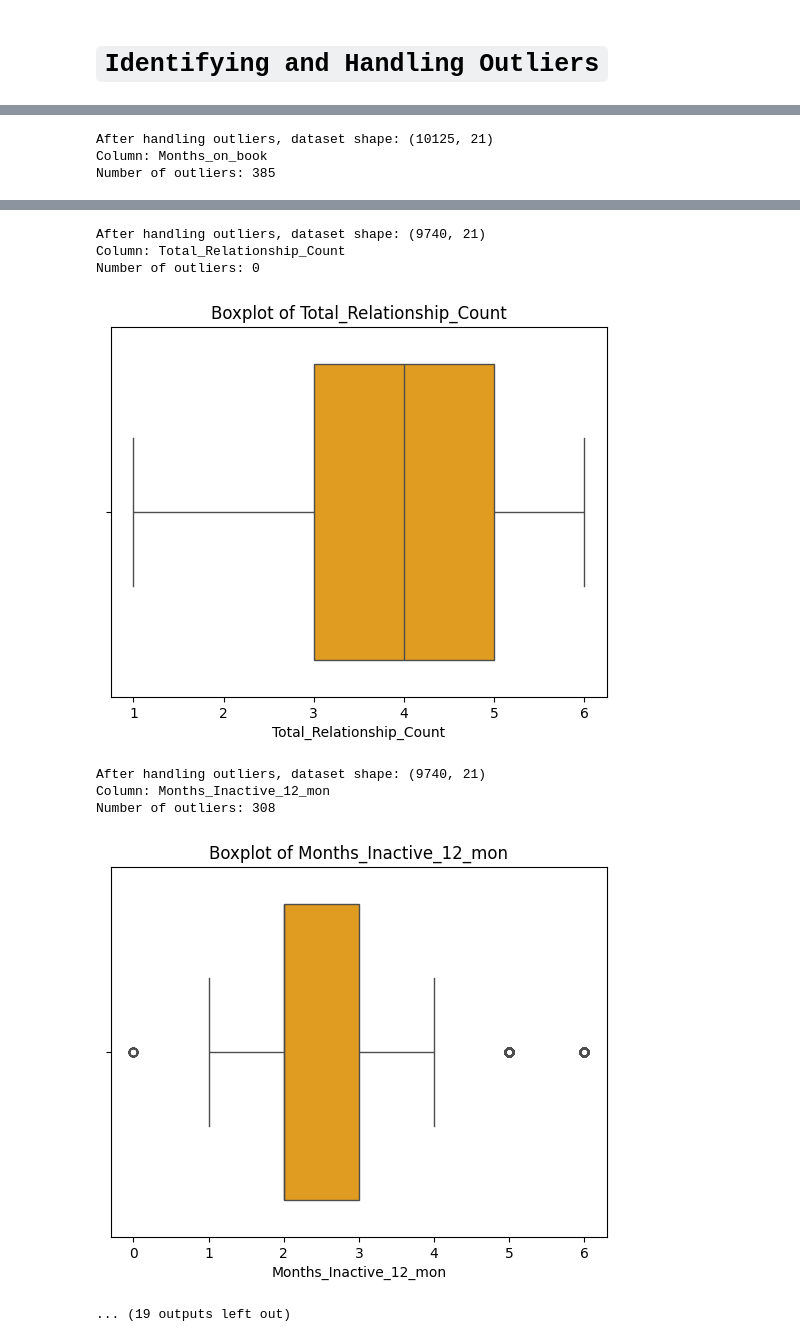
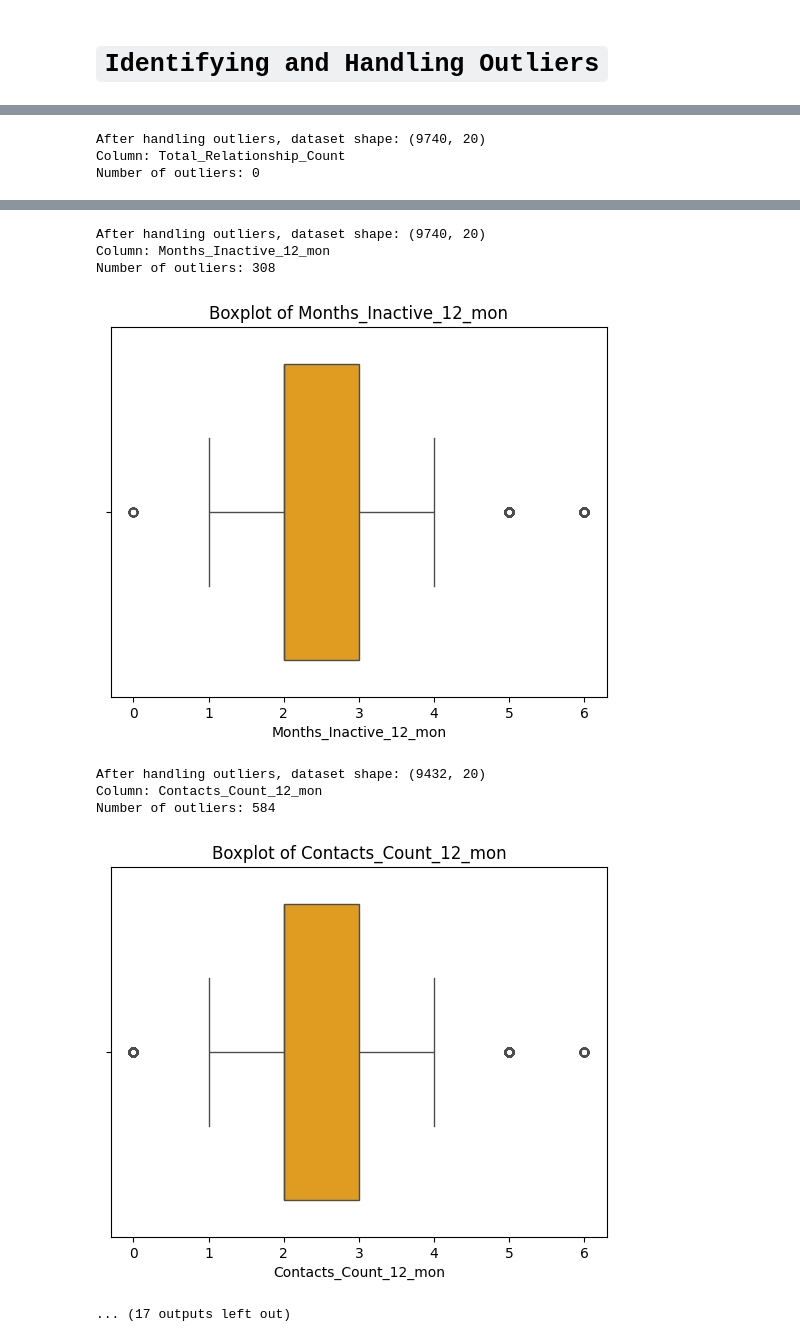
Before and after one commit to prashantpq/Data-Science-Internship, a Jupyter notebook: Week_3/Customer_Segmentation/main.ipynb, the cells around one changed output, grey strips where cells are left out. Saved outputs shown, nothing was run; the diff lists cells and outputs as text; code cells hidden in the pictures.

```diff
--- a/Week_3/Customer_Segmentation/main.ipynb
+++ b/Week_3/Customer_Segmentation/main.ipynb
@@ -201,7 +201,7 @@ df.head(10)
 | 9 | 719661558 | Existing Customer | 48 | M | 2 | Graduate | Single | ... |
 10 rows × 23 columns
 # %%
-df = df.drop(['Naive_Bayes_Classifier_Attrition_Flag_Card_Category_Contacts_Count_12_mon_Dependent_count_Education_Level_Months_Inactive_12_mon_1','Naive_Bayes_Classifier_Attrition_Flag_Card_Category_Contacts_Count_12_mon_Dependent_count_Education_Level_Months_Inactive_12_mon_2'], axis=1)
+df = df.drop(['Naive_Bayes_Classifier_Attrition_Flag_Card_Category_Contacts_Count_12_mon_Dependent_count_Education_Level_Months_Inactive_12_mon_1','Naive_Bayes_Classifier_Attrition_Flag_Card_Category_Contacts_Count_12_mon_Dependent_count_Education_Level_Months_Inactive_12_mon_2', 'CLIENTNUM'], axis=1)
 # %% [markdown]
 `There was no use of these columns for customer segmentation so we have dropped it`
 # %%
@@ -492,7 +491,7 @@ memory usage: 1.6+ MB
 # `Identifying and Handling Outliers`
 # %%
 # List of numerical columns
-numerical_columns = ['CLIENTNUM', 'Customer_Age', 'Dependent_count', 'Months_on_book', 'Total_Relationship_Count', 'Months_Inactive_12_mon', 'Contacts_Count_12_mon', 'Credit_Limit', 'Total_Revolving_Bal', 'Avg_Open_To_Buy', 'Total_Amt_Chng_Q4_Q1', 'Total_Trans_Amt', 'Total_Trans_Ct', 'Total_Ct_Chng_Q4_Q1', 'Avg_Utilization_Ratio']
+numerical_columns = ['Customer_Age', 'Dependent_count', 'Months_on_book', 'Total_Relationship_Count', 'Months_Inactive_12_mon', 'Contacts_Count_12_mon', 'Credit_Limit', 'Total_Revolving_Bal', 'Avg_Open_To_Buy', 'Total_Amt_Chng_Q4_Q1', 'Total_Trans_Amt', 'Total_Trans_Ct', 'Total_Ct_Chng_Q4_Q1', 'Avg_Utilization_Ratio']
 for col in numerical_columns:
     # Calculate Q1, Q3, and IQR
     Q1 = df[col].quantile(0.25)
@@ -530,3 +529,3 @@ Number of outliers: 0
-After handling outliers, dataset shape: (10125, 21)
-Column: Months_on_book
-Number of outliers: 385
+After handling outliers, dataset shape: (9740, 20)
+Column: Total_Relationship_Count
+Number of outliers: 0
@@ -534,12 +533,12 @@ Number of outliers: 385
-After handling outliers, dataset shape: (9740, 21)
-Column: Total_Relationship_Count
-Number of outliers: 0
+After handling outliers, dataset shape: (9740, 20)
+Column: Months_Inactive_12_mon
+Number of outliers: 308
-[figure, old version]
+[figure, new version]
-After handling outliers, dataset shape: (9740, 21)
-Column: Months_Inactive_12_mon
-Number of outliers: 308
+After handling outliers, dataset shape: (9432, 20)
+Column: Contacts_Count_12_mon
+Number of outliers: 584
-[figure, old version]
+[figure, new version]
-... (19 outputs left out)
+... (17 outputs left out)
 # %%
 df.shape
 # %% [output]
```
Also changed, not shown: parts of 33 cells of this notebook, 3 other files.
